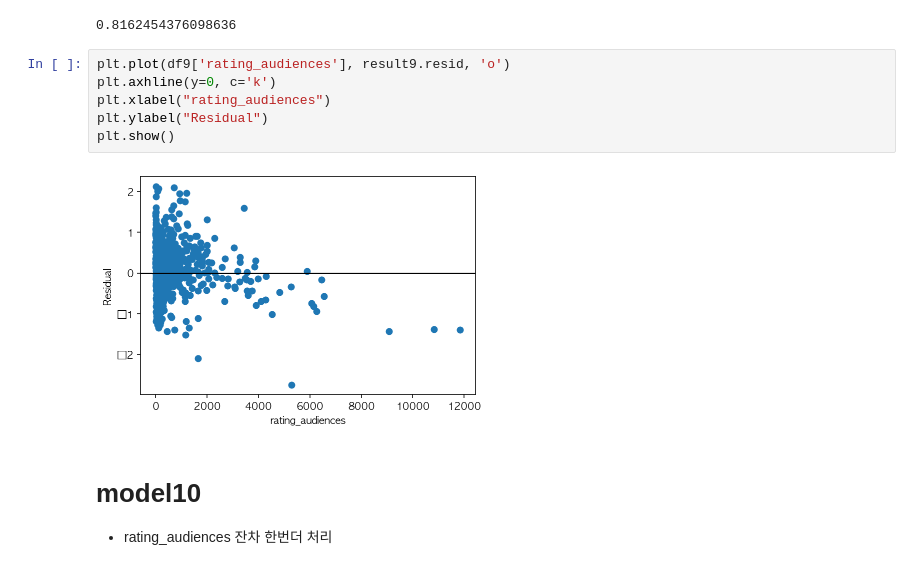
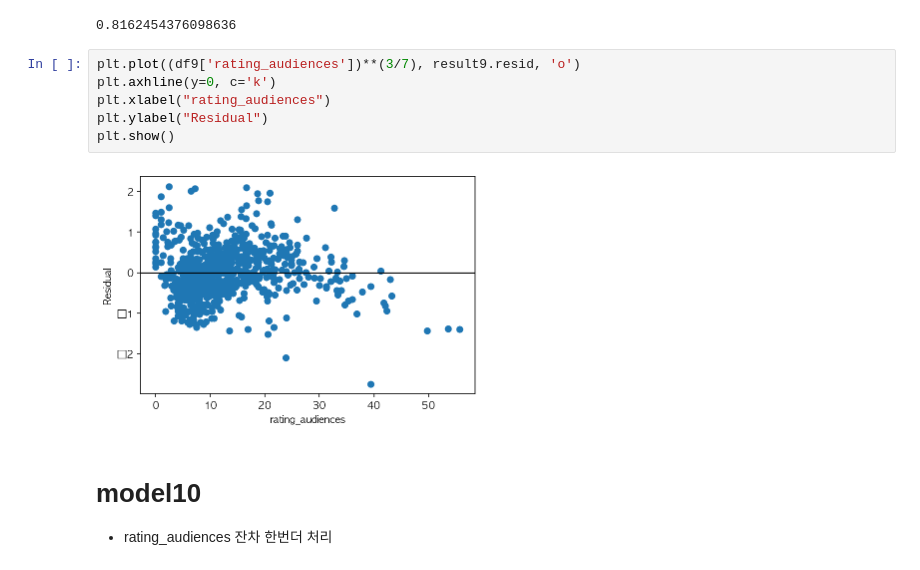
Before and after one commit to yeejun007/linear_regression_project, a Jupyter notebook: yeejun/OLS/OLS_test_07.ipynb, the cells around one changed output. Cells and saved outputs as stored; diff of their text form.

```diff
--- a/yeejun/OLS/OLS_test_07.ipynb
+++ b/yeejun/OLS/OLS_test_07.ipynb
@@ -1126,13 +1119,13 @@ rsquared
 # %% [output]
 0.8162454376098636
 # %%
-plt.plot(df9['rating_audiences'], result9.resid, 'o')
+plt.plot((df9['rating_audiences'])**(3/7), result9.resid, 'o')
 plt.axhline(y=0, c='k')
 plt.xlabel("rating_audiences")
 plt.ylabel("Residual")
 plt.show()
 # %% [output]
-[figure, old version]
+[figure, new version]
 # %% [markdown]
 # model10
 - rating_audiences 잔차 한번더 처리
```
Also changed, not shown: parts of 20 cells of this notebook, 1 other file.
